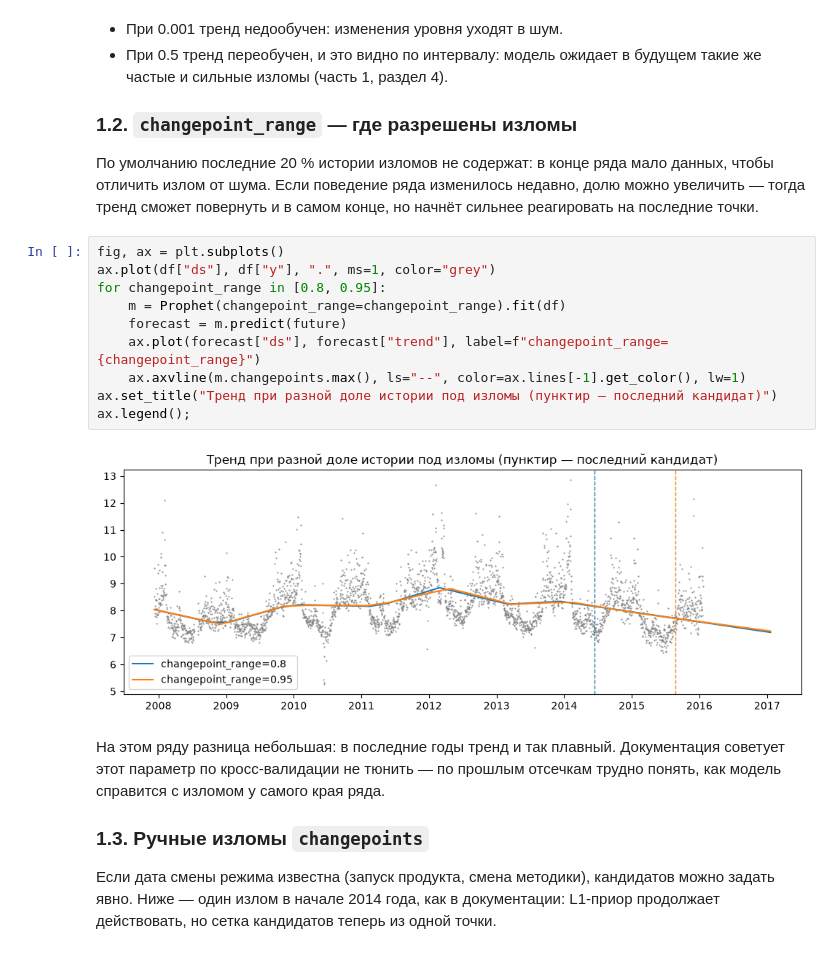
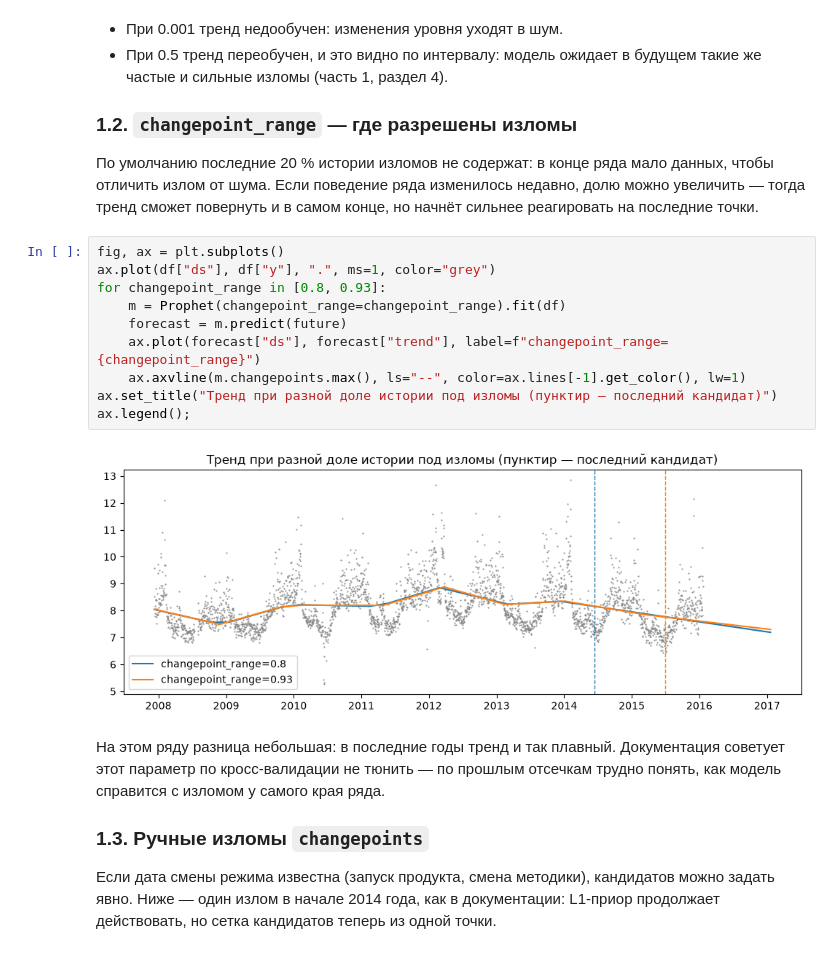
Before and after one commit to alex-hse-repository/time-series-cu-2026, a Jupyter notebook: week_8/part_1/Prophet 2. Компоненты и их ручки.ipynb, the cells around one changed output. Saved outputs shown, nothing was run; the diff lists cells and outputs as text.

```diff
--- a/week_8/part_1/Prophet 2. Компоненты и их ручки.ipynb
+++ b/week_8/part_1/Prophet 2. Компоненты и их ручки.ipynb
@@ -66,15 +66,15 @@ plt.tight_layout()
 # %%
 fig, ax = plt.subplots()
 ax.plot(df["ds"], df["y"], ".", ms=1, color="grey")
-for changepoint_range in [0.8, 0.95]:
+for changepoint_range in [0.8, 0.93]:
     m = Prophet(changepoint_range=changepoint_range).fit(df)
     forecast = m.predict(future)
     ax.plot(forecast["ds"], forecast["trend"], label=f"changepoint_range={changepoint_range}")
     ax.axvline(m.changepoints.max(), ls="--", color=ax.lines[-1].get_color(), lw=1)
 ax.set_title("Тренд при разной доле истории под изломы (пунктир — последний кандидат)")
 ax.legend();
 # %% [output]
-[figure, old version]
+[figure, new version]
 # %% [markdown]
 На этом ряду разница небольшая: в последние годы тренд и так плавный. Документация советует этот параметр по кросс-валидации не тюнить — по прошлым отсечкам трудно понять, как модель справится с изломом у самого края ряда.
 
```
Also changed, not shown: parts of 1 cell of this notebook, 4 other files.
